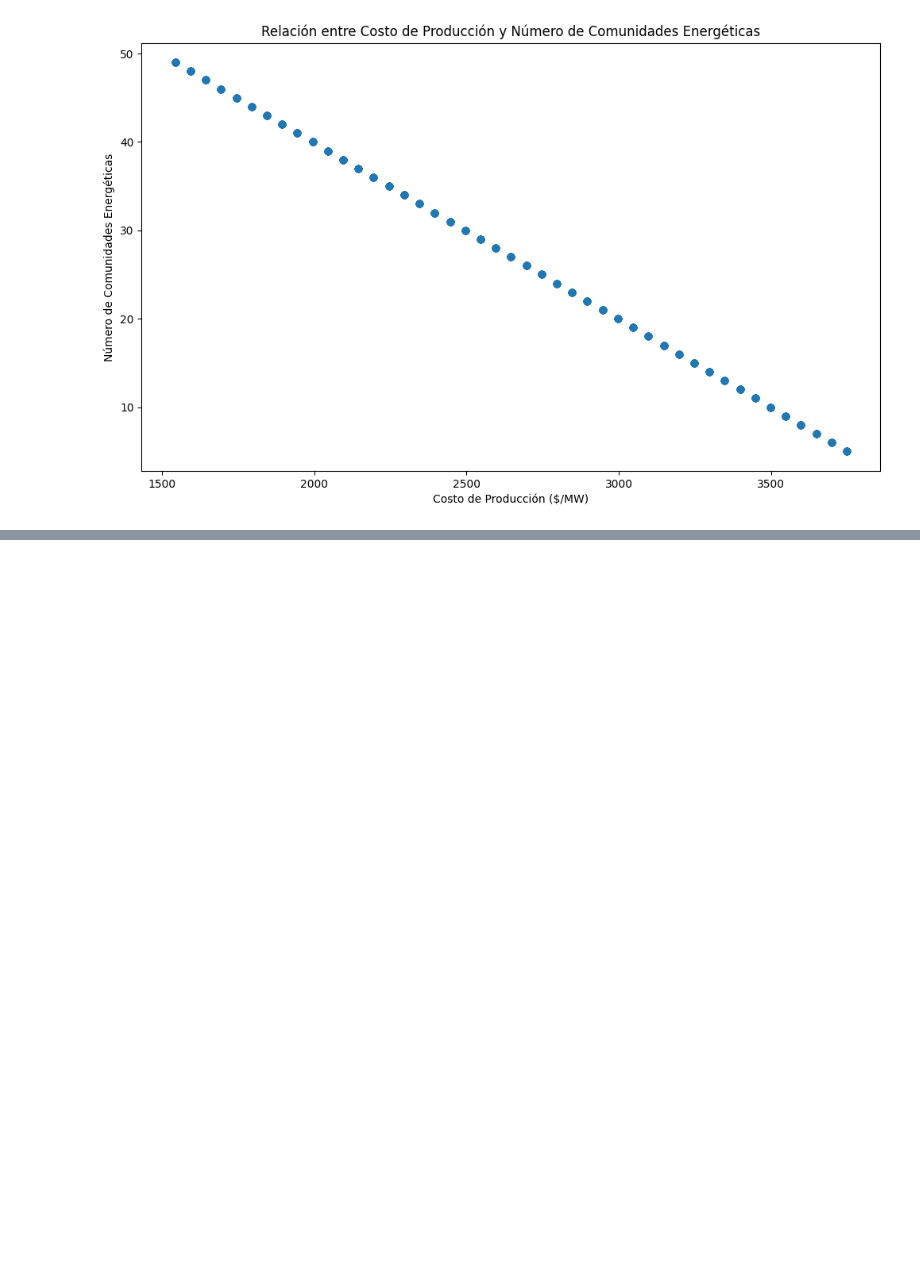
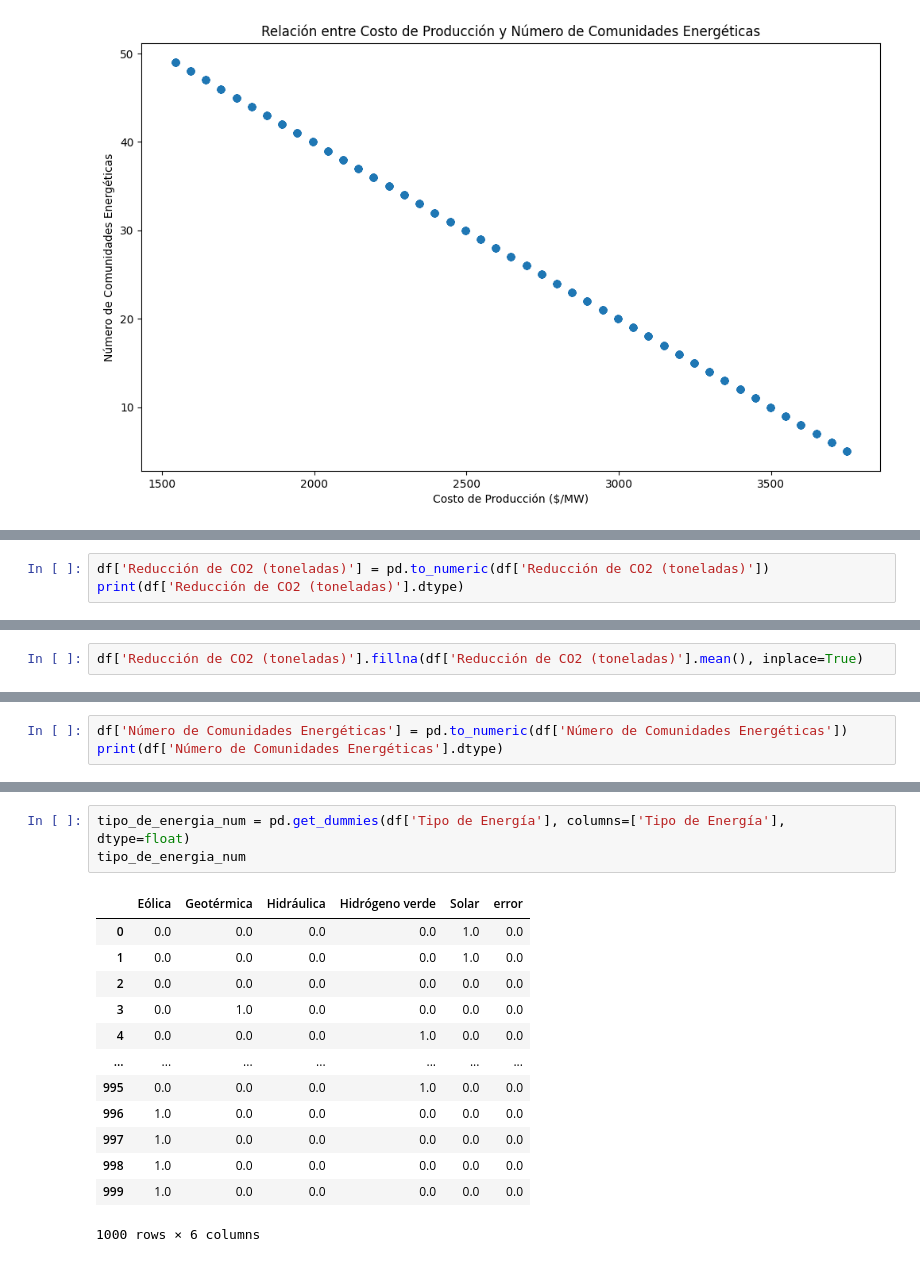
Before and after one commit to gluoneros/talentoTech, a Jupyter notebook: Mision1.ipynb, the cells around one changed output, grey strips where cells are left out. Drawn from its saved outputs; the diff is of its cells as text; blank space fills up the shorter version.

```diff
--- a/Mision1.ipynb
+++ b/Mision1.ipynb
@@ -532,0 +576,3 @@ plt.show()
+# %%
+df['Reducción de CO2 (toneladas)'] = pd.to_numeric(df['Reducción de CO2 (toneladas)'])
+print(df['Reducción de CO2 (toneladas)'].dtype)
@@ -532,0 +581,2 @@ plt.show()
+# %%
+df['Reducción de CO2 (toneladas)'].fillna(df['Reducción de CO2 (toneladas)'].mean(), inplace=True)
@@ -532,0 +605,3 @@ plt.show()
+# %%
+df['Número de Comunidades Energéticas'] = pd.to_numeric(df['Número de Comunidades Energéticas'])
+print(df['Número de Comunidades Energéticas'].dtype)
@@ -532,0 +650,17 @@ plt.show()
+# %%
+tipo_de_energia_num = pd.get_dummies(df['Tipo de Energía'], columns=['Tipo de Energía'], dtype=float)
+tipo_de_energia_num
+# %% [output]
+|  | Eólica | Geotérmica | Hidráulica | Hidrógeno verde | Solar | error |
+| 0 | 0.0 | 0.0 | 0.0 | 0.0 | 1.0 | 0.0 |
+| 1 | 0.0 | 0.0 | 0.0 | 0.0 | 1.0 | 0.0 |
+| 2 | 0.0 | 0.0 | 0.0 | 0.0 | 0.0 | 0.0 |
+| 3 | 0.0 | 1.0 | 0.0 | 0.0 | 0.0 | 0.0 |
+| 4 | 0.0 | 0.0 | 0.0 | 1.0 | 0.0 | 0.0 |
+| ... | ... | ... | ... | ... | ... | ... |
+| 995 | 0.0 | 0.0 | 0.0 | 1.0 | 0.0 | 0.0 |
+| 996 | 1.0 | 0.0 | 0.0 | 0.0 | 0.0 | 0.0 |
+| 997 | 1.0 | 0.0 | 0.0 | 0.0 | 0.0 | 0.0 |
+| 998 | 1.0 | 0.0 | 0.0 | 0.0 | 0.0 | 0.0 |
+| 999 | 1.0 | 0.0 | 0.0 | 0.0 | 0.0 | 0.0 |
+1000 rows × 6 columns
```
Also changed, not shown: parts of 48 cells of this notebook, 1 other file.
